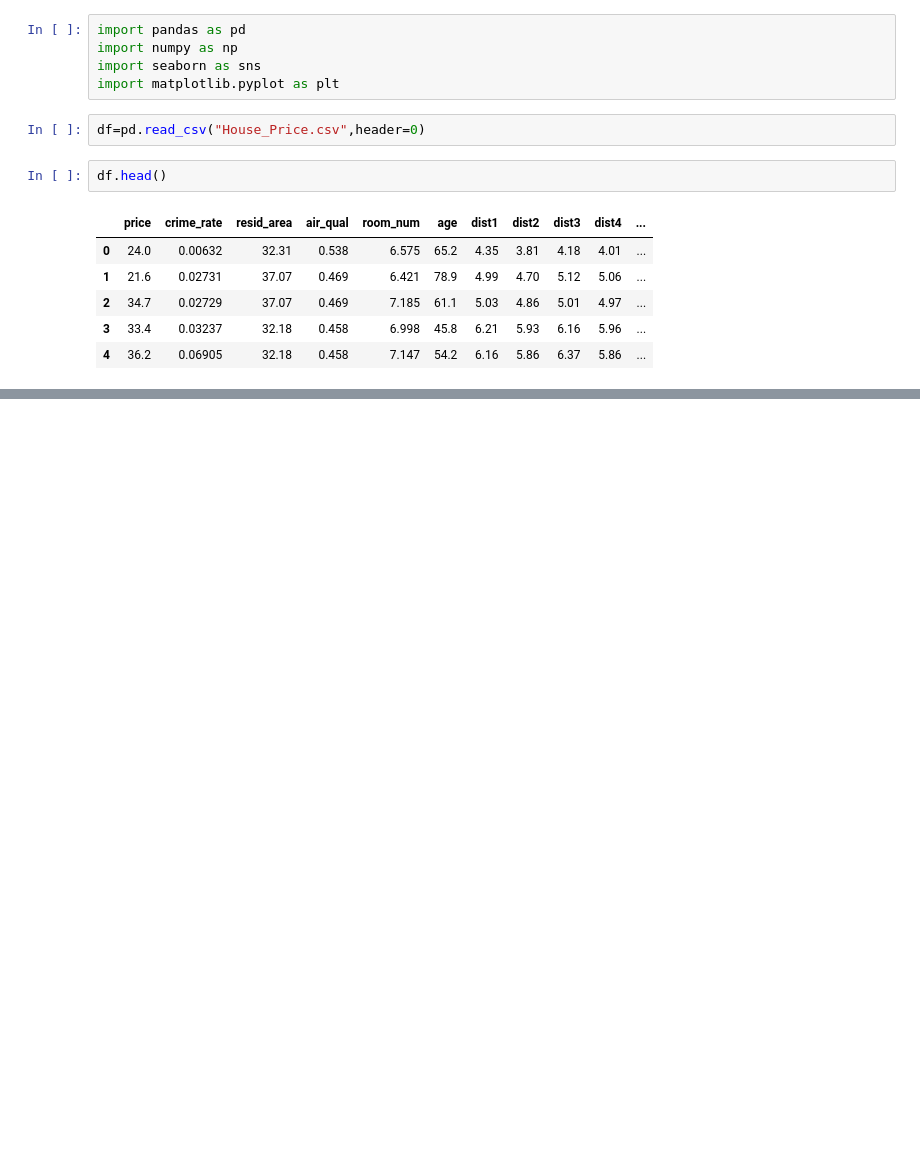
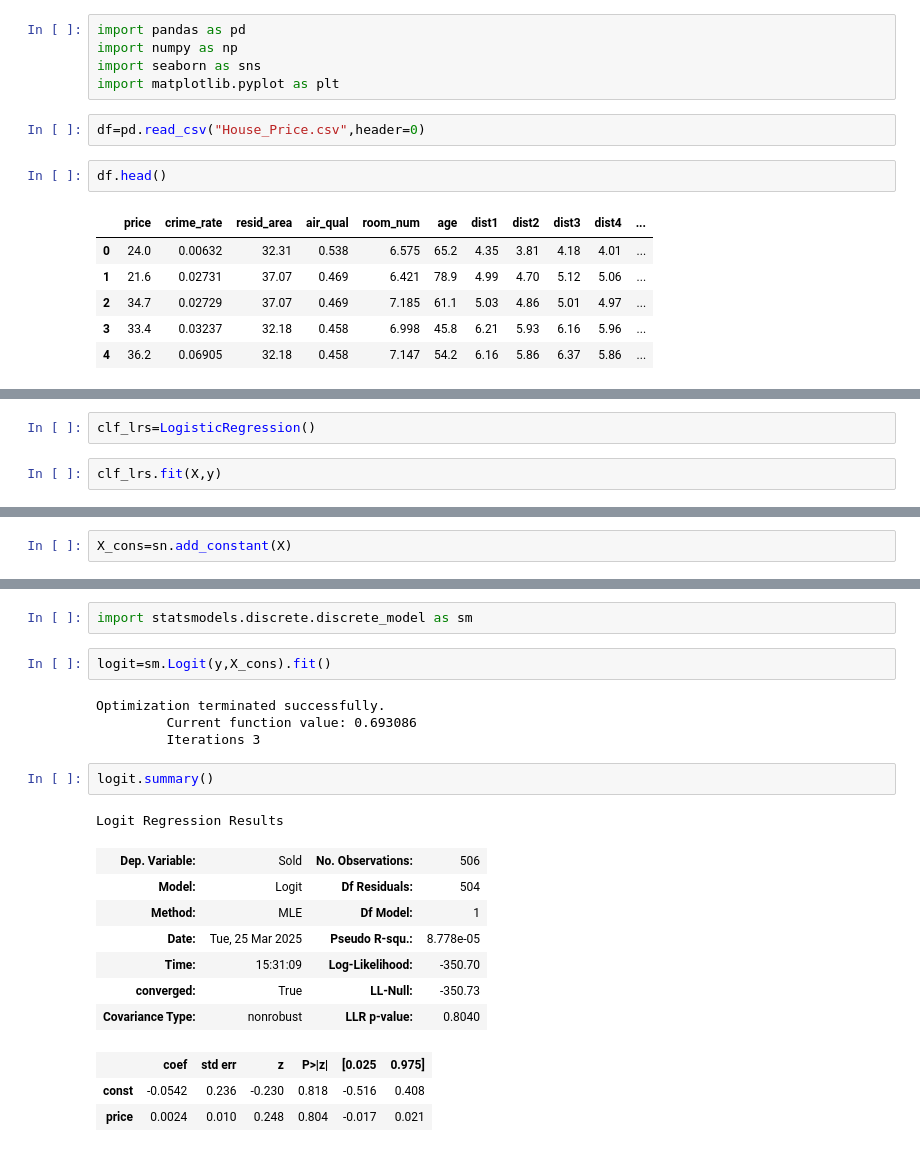
Before and after one commit to Fauzan555/House_price_prediction, a Jupyter notebook: Using_Logistic_reg.ipynb, the cells around one changed output, grey strips where cells are left out. Saved outputs shown, nothing was run; the diff lists cells and outputs as text; blank space fills up the shorter version.

Commit message:
using logistics trying to predict house price

```diff
--- a/Using_Logistic_reg.ipynb
+++ b/Using_Logistic_reg.ipynb
@@ -20,0 +53,4 @@ df.head()
+# %%
+clf_lrs=LogisticRegression()
+# %%
+clf_lrs.fit(X,y)
@@ -20,0 +72,2 @@ df.head()
+# %%
+X_cons=sn.add_constant(X)
@@ -20,0 +83,22 @@ df.head()
+# %%
+import statsmodels.discrete.discrete_model as sm
+# %%
+logit=sm.Logit(y,X_cons).fit()
+# %% [output]
+Optimization terminated successfully.
+         Current function value: 0.693086
+         Iterations 3
+# %%
+logit.summary()
+# %% [output]
+Logit Regression Results
+| Dep. Variable: | Sold | No. Observations: | 506 |
+| Model: | Logit | Df Residuals: | 504 |
+| Method: | MLE | Df Model: | 1 |
+| Date: | Tue, 25 Mar 2025 | Pseudo R-squ.: | 8.778e-05 |
+| Time: | 15:31:09 | Log-Likelihood: | -350.70 |
+| converged: | True | LL-Null: | -350.73 |
+| Covariance Type: | nonrobust | LLR p-value: | 0.8040 |
+|  | coef | std err | z | P>|z| | [0.025 | 0.975] |
+| const | -0.0542 | 0.236 | -0.230 | 0.818 | -0.516 | 0.408 |
+| price | 0.0024 | 0.010 | 0.248 | 0.804 | -0.017 | 0.021 |
```
Also changed, not shown: parts of 12 cells of this notebook, 1 other file.
